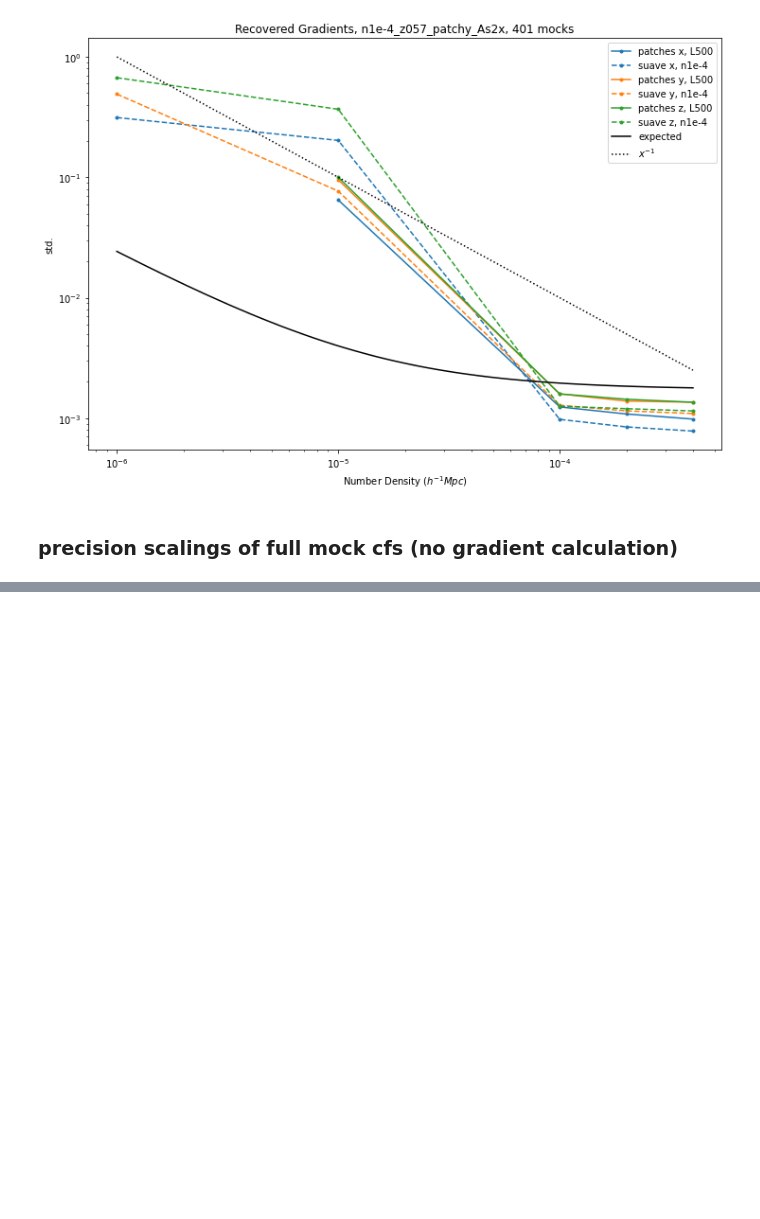
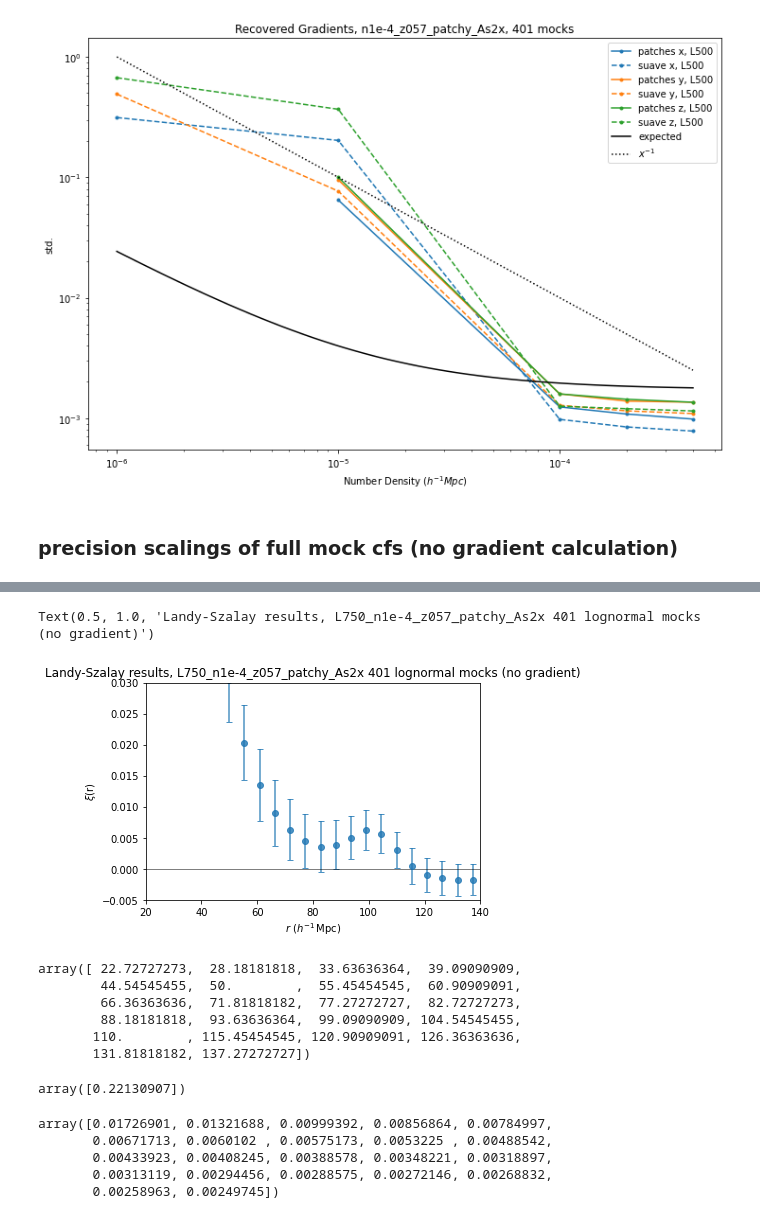
Before and after one commit to abbyw24/CFE_gradients, a Jupyter notebook: notebooks/new_precision_check.ipynb, the cells around one changed output, grey strips where cells are left out. Cells and saved outputs as stored; diff of their text form; code cells hidden in the pictures; blank space fills up the shorter version.

```diff
--- a/notebooks/new_precision_check.ipynb
+++ b/notebooks/new_precision_check.ipynb
@@ -666,7 +670,7 @@ Cs = ['C0', 'C1', 'C2']
 
 for i in range(3):
     ax.plot(ns, stds_grads_rec_L500_p[:,i], marker='.', color=Cs[i], label=f'patches {comps[i]}, L500')
-    ax.plot(ns, stds_grads_rec_L500_s[:,i], marker='.', color=Cs[i], ls='dashed', label=f'suave {comps[i]}, n1e-4')
+    ax.plot(ns, stds_grads_rec_L500_s[:,i], marker='.', color=Cs[i], ls='dashed', label=f'suave {comps[i]}, L500')
 
 # scaling lines
 x = np.linspace(min(ns), max(ns), 2)
@@ -777,0 +715,36 @@ plt.legend()
+# %%
+fig, ax = plt.subplots()
+
+ax.errorbar(r, cfs_mean, yerr=stds, alpha=0.8, fmt='o', capsize=3, label=f'L-S lognormal')
+
+ax.set_xlim(20, 140)
+ax.set_ylim(-.005, 0.03)
+plt.axhline(0, color="k", alpha=0.5, lw=1)
+ax.set_xlabel(r'$r$ ($h^{-1}\,$Mpc)')
+ax.set_ylabel(r'$\xi$(r)')
+ax.set_title(f'Landy-Szalay results, {cat_tag} {nmocks} lognormal mocks (no gradient)')
+# %% [output]
+Text(0.5, 1.0, 'Landy-Szalay results, L750_n1e-4_z057_patchy_As2x 401 lognormal mocks (no gradient)')
+[figure, added]
+# %%
+r
+# %% [output]
+array([ 22.72727273,  28.18181818,  33.63636364,  39.09090909,
+        44.54545455,  50.        ,  55.45454545,  60.90909091,
+        66.36363636,  71.81818182,  77.27272727,  82.72727273,
+        88.18181818,  93.63636364,  99.09090909, 104.54545455,
+       110.        , 115.45454545, 120.90909091, 126.36363636,
+       131.81818182, 137.27272727])
+# %%
+# take a representative length scale
+stds[np.where(r==50)]/cfs_mean[np.where(r==50)]
+# %% [output]
+array([0.22130907])
+# %%
+stds
+# %% [output]
+array([0.01726901, 0.01321688, 0.00999392, 0.00856864, 0.00784997,
+       0.00671713, 0.0060102 , 0.00575173, 0.0053225 , 0.00488542,
+       0.00433923, 0.00408245, 0.00388578, 0.00348221, 0.00318897,
+       0.00313119, 0.00294456, 0.00288575, 0.00272146, 0.00268832,
+       0.00258963, 0.00249745])
```
Also changed, not shown: parts of 51 cells of this notebook, 3 other files.
